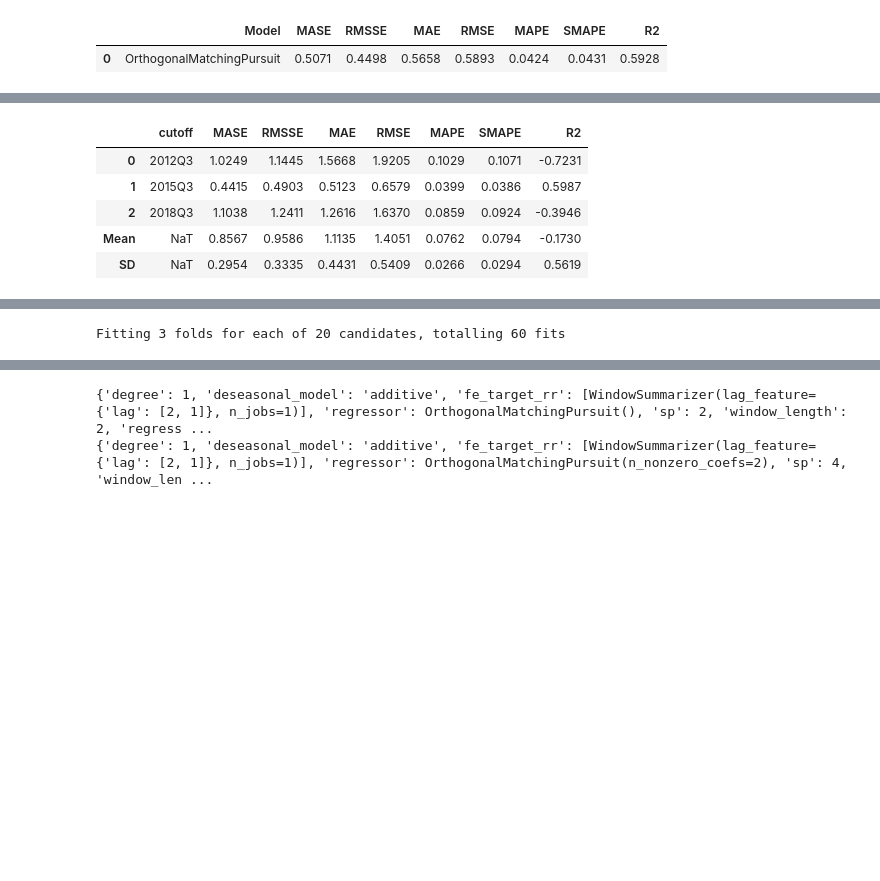
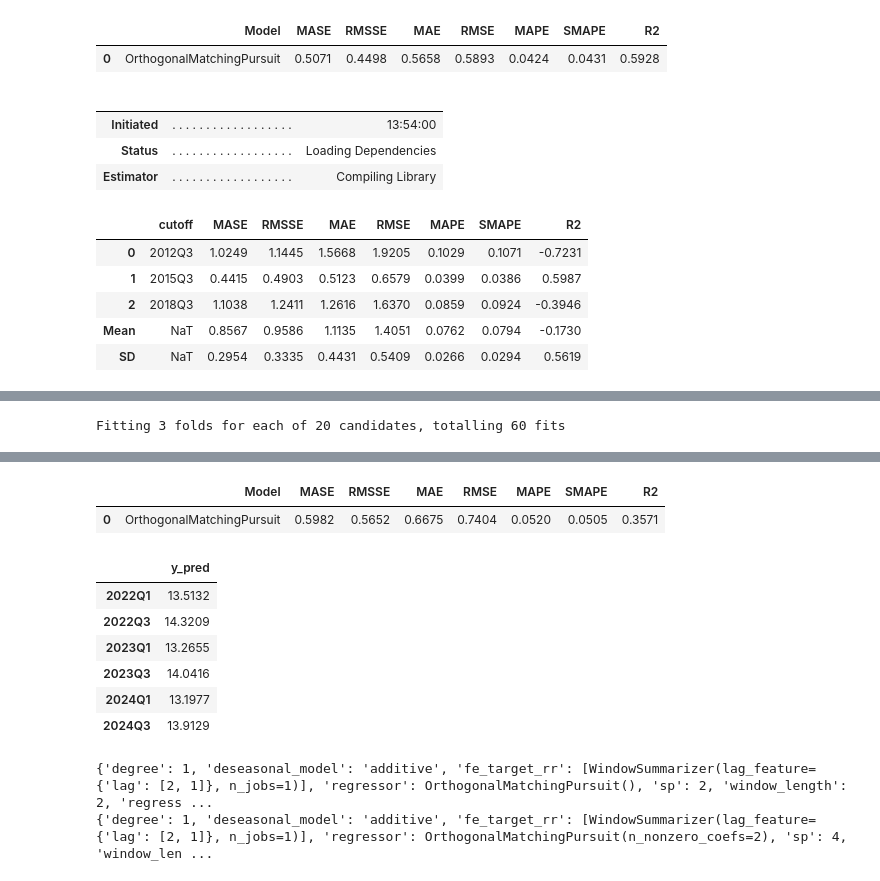
Before and after one commit to imajirzl/thesis-unemployment-rate, a Jupyter notebook: analysis/youth_tuning.ipynb, the cells around one changed output, grey strips where cells are left out. Cells and saved outputs as stored; diff of their text form; code cells hidden in the pictures; blank space fills up the shorter version.

Commit message:
adding prediction for holdout set for each fine tuned model

```diff
--- a/analysis/youth_tuning.ipynb
+++ b/analysis/youth_tuning.ipynb
@@ -201,11 +211,17 @@ exp.plot_model(estimator=omp_cds_dt)
 | 0 | OrthogonalMatchingPursuit | 0.5071 | 0.4498 | 0.5658 | 0.5893 | 0.0424 | 0.0431 | 0.5928 |
 # %%
 tuned_omp_cds_dt = tune_model(omp_cds_dt, n_iter=20, optimize='MASE')
+exp.predict_model(tuned_omp_cds_dt)
 # %% [output]
+|  |  |  |
+|  |  |  |
+| Initiated | . . . . . . . . . . . . . . . . . . | 13:54:00 |
+| Status | . . . . . . . . . . . . . . . . . . | Loading Dependencies |
+| Estimator | . . . . . . . . . . . . . . . . . . | Compiling Library |
+|  | cutoff | MASE | RMSSE | MAE | RMSE | MAPE | SMAPE | R2 |
+| 0 | 2012Q3 | 1.0249 | 1.1445 | 1.5668 | 1.9205 | 0.1029 | 0.1071 | -0.7231 |
+| 1 | 2015Q3 | 0.4415 | 0.4903 | 0.5123 | 0.6579 | 0.0399 | 0.0386 | 0.5987 |
+| 2 | 2018Q3 | 1.1038 | 1.2411 | 1.2616 | 1.6370 | 0.0859 | 0.0924 | -0.3946 |
+| Mean | NaT | 0.8567 | 0.9586 | 1.1135 | 1.4051 | 0.0762 | 0.0794 | -0.1730 |
+| SD | NaT | 0.2954 | 0.3335 | 0.4431 | 0.5409 | 0.0266 | 0.0294 | 0.5619 |
 [interactive output not drawn]
-|  | cutoff | MASE | RMSSE | MAE | RMSE | MAPE | SMAPE | R2 |
-| 0 | 2012Q3 | 1.0249 | 1.1445 | 1.5668 | 1.9205 | 0.1029 | 0.1071 | -0.7231 |
-| 1 | 2015Q3 | 0.4415 | 0.4903 | 0.5123 | 0.6579 | 0.0399 | 0.0386 | 0.5987 |
-| 2 | 2018Q3 | 1.1038 | 1.2411 | 1.2616 | 1.6370 | 0.0859 | 0.0924 | -0.3946 |
-| Mean | NaT | 0.8567 | 0.9586 | 1.1135 | 1.4051 | 0.0762 | 0.0794 | -0.1730 |
-| SD | NaT | 0.2954 | 0.3335 | 0.4431 | 0.5409 | 0.0266 | 0.0294 | 0.5619 |
@@ -216,3 +232,12 @@ Fitting 3 folds for each of 20 candidates, totalling 60 fits
+|  | Model | MASE | RMSSE | MAE | RMSE | MAPE | SMAPE | R2 |
+| 0 | OrthogonalMatchingPursuit | 0.5982 | 0.5652 | 0.6675 | 0.7404 | 0.0520 | 0.0505 | 0.3571 |
+|  | y_pred |
+| 2022Q1 | 13.5132 |
+| 2022Q3 | 14.3209 |
+| 2023Q1 | 13.2655 |
+| 2023Q3 | 14.0416 |
+| 2024Q1 | 13.1977 |
+| 2024Q3 | 13.9129 |
 # %%
 exp.plot_model(estimator=tuned_omp_cds_dt)
 # %%
```
Also changed, not shown: parts of 3 cells of this notebook.
